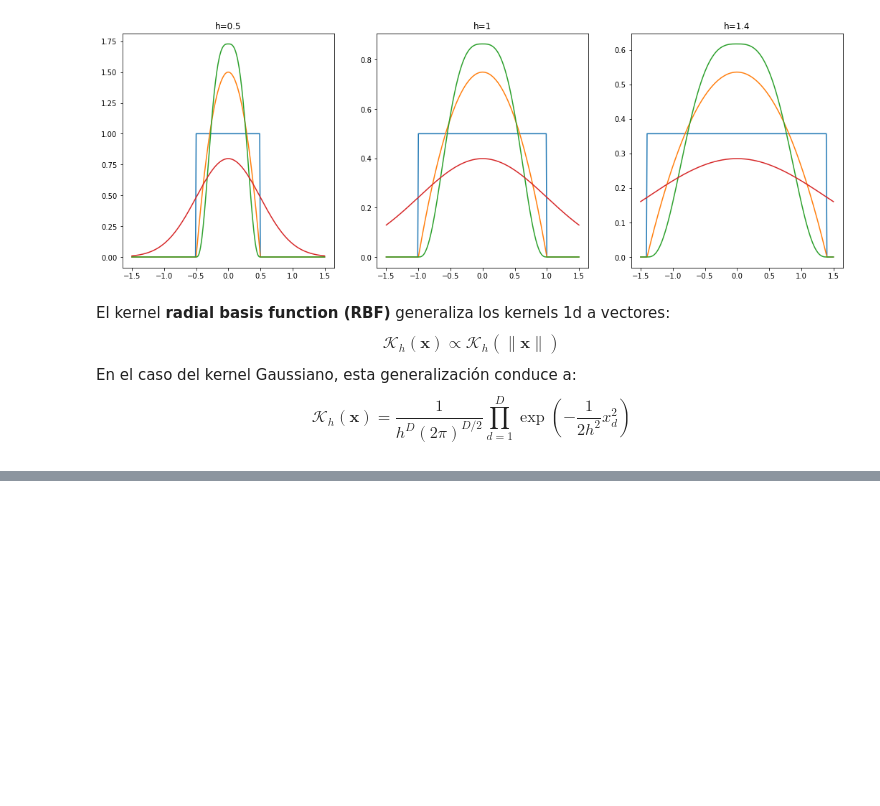
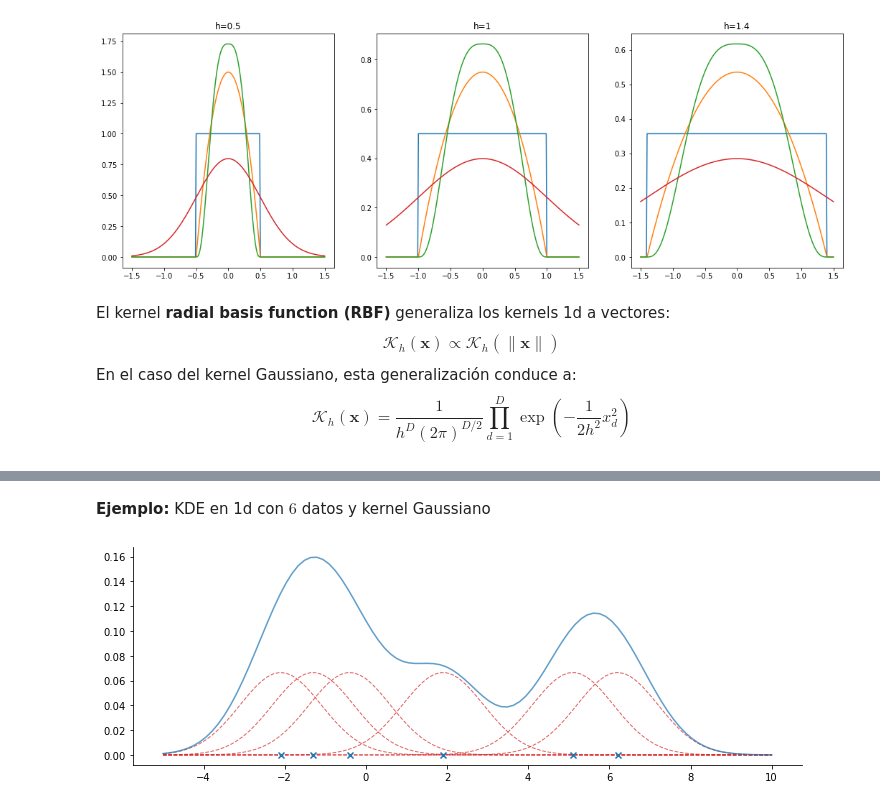
Before and after one commit to AlfonsJ/2024_07_31_PER2324, a Jupyter notebook: 05_kvec/5.03 Estimación con kernels densidad.ipynb, the cells around one changed output, grey strips where cells are left out. Drawn from its saved outputs; the diff is of its cells as text; code cells hidden in the pictures; blank space fills up the shorter version.

```diff
--- a/05_kvec/5.03 Estimación con kernels densidad.ipynb
+++ b/05_kvec/5.03 Estimación con kernels densidad.ipynb
@@ -60,0 +74,20 @@ $$\mathcal{K}_h(\boldsymbol{x})=\dfrac{1}{h^D(2\pi)^{D/2}}\prod_{d=1}^D\exp\left
+# %% [markdown]
+**Ejemplo:** KDE en 1d con $6$ datos y kernel Gaussiano
+# %%
+import numpy as np
+import matplotlib.pyplot as plt
+
+x_train = np.array([-2.1, -1.3, -0.4, 1.9, 5.1, 6.2])
+N = x_train.shape[0]
+x_test = np.linspace(-5, 10, 100)
+h = 1; const = -2. * np.square(h); const2 = N * h * np.sqrt(2 * np.pi)
+p = lambda x: np.exp(np.square(x_train - x) / const).sum() / const2
+pp = lambda x: np.exp(np.square(x_train - x) / const) / const2
+p_test = np.apply_along_axis(p, 0, x_test.reshape(-1, 100))
+pp_test = np.apply_along_axis(pp, 0, x_test.reshape(-1, 100))
+plt.figure(figsize=(12, 4))
+plt.scatter(x_train, np.zeros_like(x_train), marker="x", zorder=3)
+plt.plot(x_test, p_test, c="tab:blue", alpha=0.7, zorder=2)
+plt.plot(x_test, pp_test.T, c="tab:red", alpha=0.7, linestyle="--", zorder=1, linewidth=1);
+# %% [output]
+[figure, added]
```
Also changed, not shown: parts of 4 cells of this notebook.
